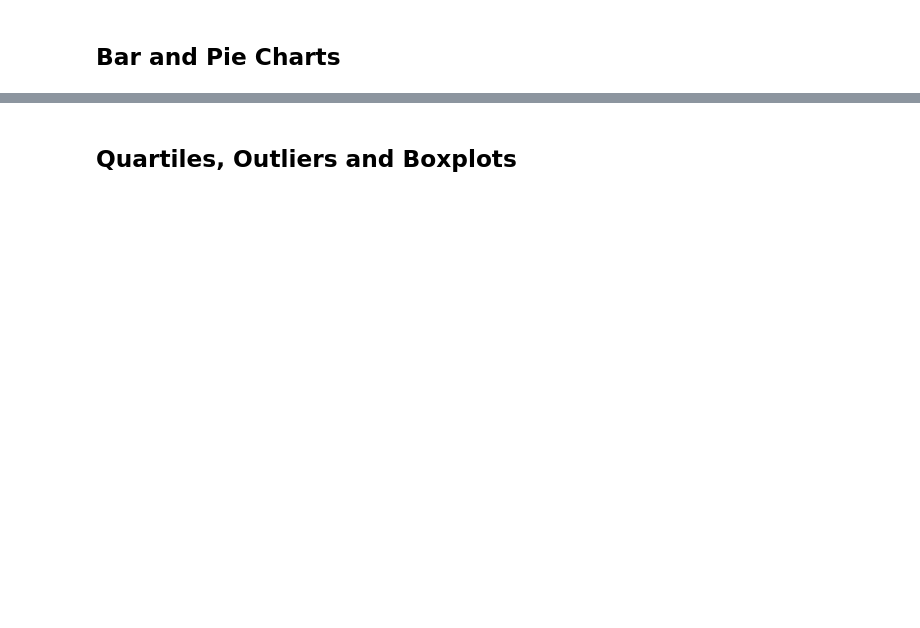
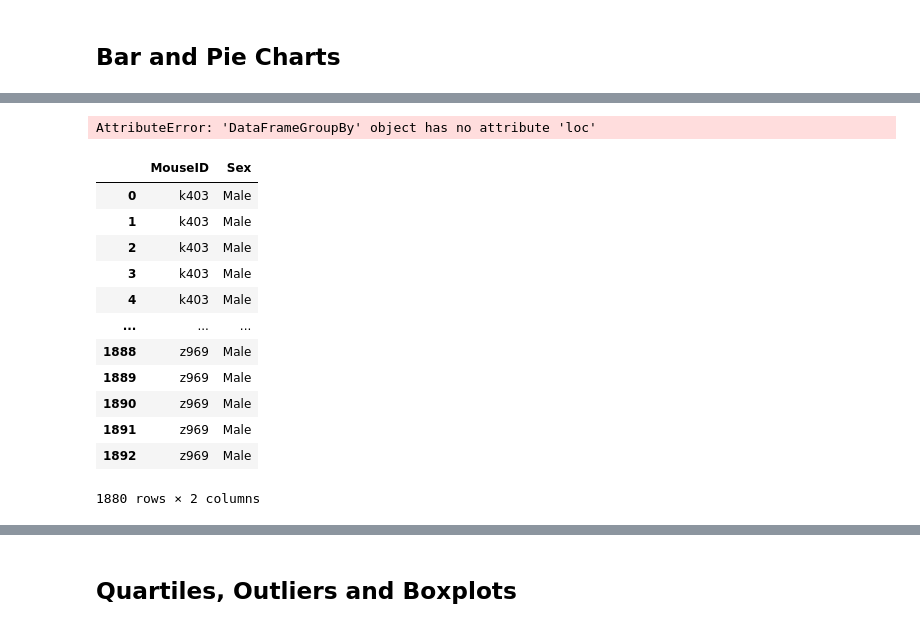
Before and after one commit to CarmenK2/Matplotlib-homework, a Jupyter notebook: pymaceuticals_starter.ipynb, the cells around one changed output, grey strips where cells are left out. Drawn from its saved outputs; the diff is of its cells as text; code cells hidden in the pictures; blank space fills up the shorter version.

```diff
--- a/pymaceuticals_starter.ipynb
+++ b/pymaceuticals_starter.ipynb
@@ -503 +587,6 @@ Summary_Statistic_df
+# %%
+Capomulin_No_of_Mouse = Mouse_per_drug_df.loc[Mouse_per_drug_df["Drug Regimen"] == "Capomulin", :]
+Capomulin_No_of_Mouse
+# %% [output]
+AttributeError: 'DataFrameGroupBy' object has no attribute 'loc'
 # %%
@@ -505,2 +601,19 @@ Summary_Statistic_df
 # %%
 # Generate a bar plot showing the total number of mice for each treatment throughout the course of the study using pyplot.
+# %%
+Sex_of_Mouse_df = Trial_data_complete_cleaned_df[["MouseID","Sex"]]
+Sex_of_Mouse_df
+# %% [output]
+|  | MouseID | Sex |
+| 0 | k403 | Male |
+| 1 | k403 | Male |
+| 2 | k403 | Male |
+| 3 | k403 | Male |
+| 4 | k403 | Male |
+| ... | ... | ... |
+| 1888 | z969 | Male |
+| 1889 | z969 | Male |
+| 1890 | z969 | Male |
+| 1891 | z969 | Male |
+| 1892 | z969 | Male |
+1880 rows × 2 columns
```
Also changed, not shown: parts of 9 cells of this notebook.
